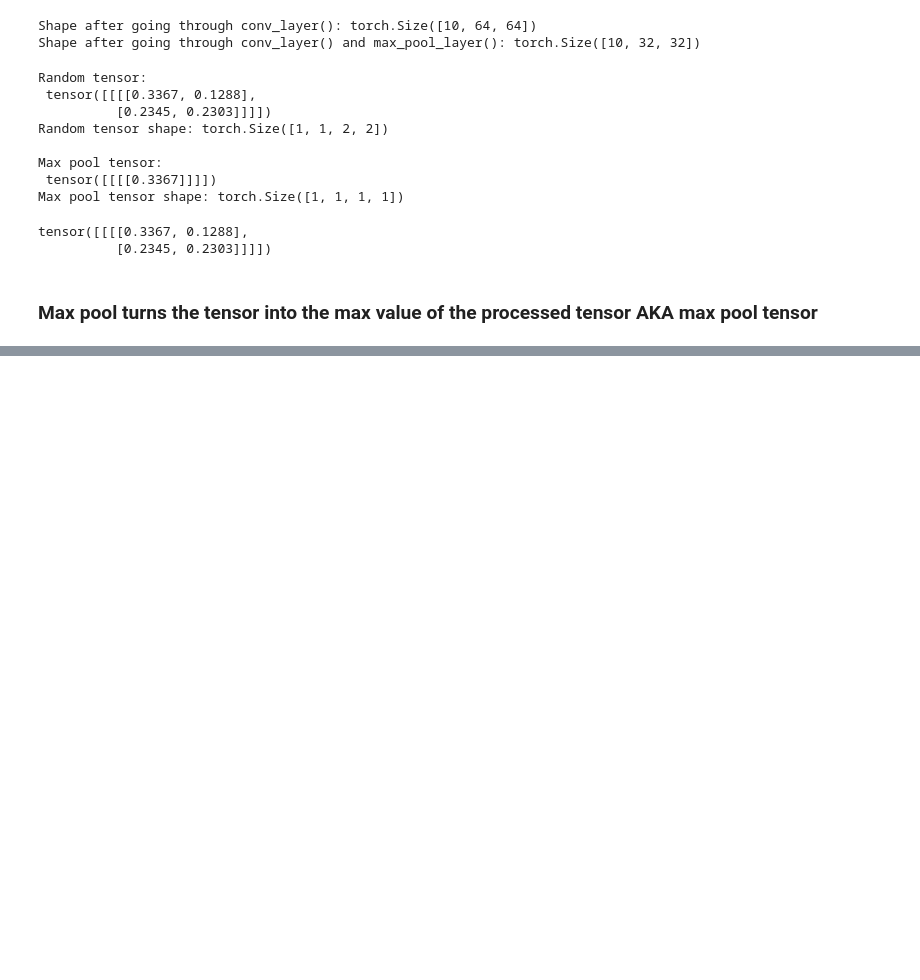
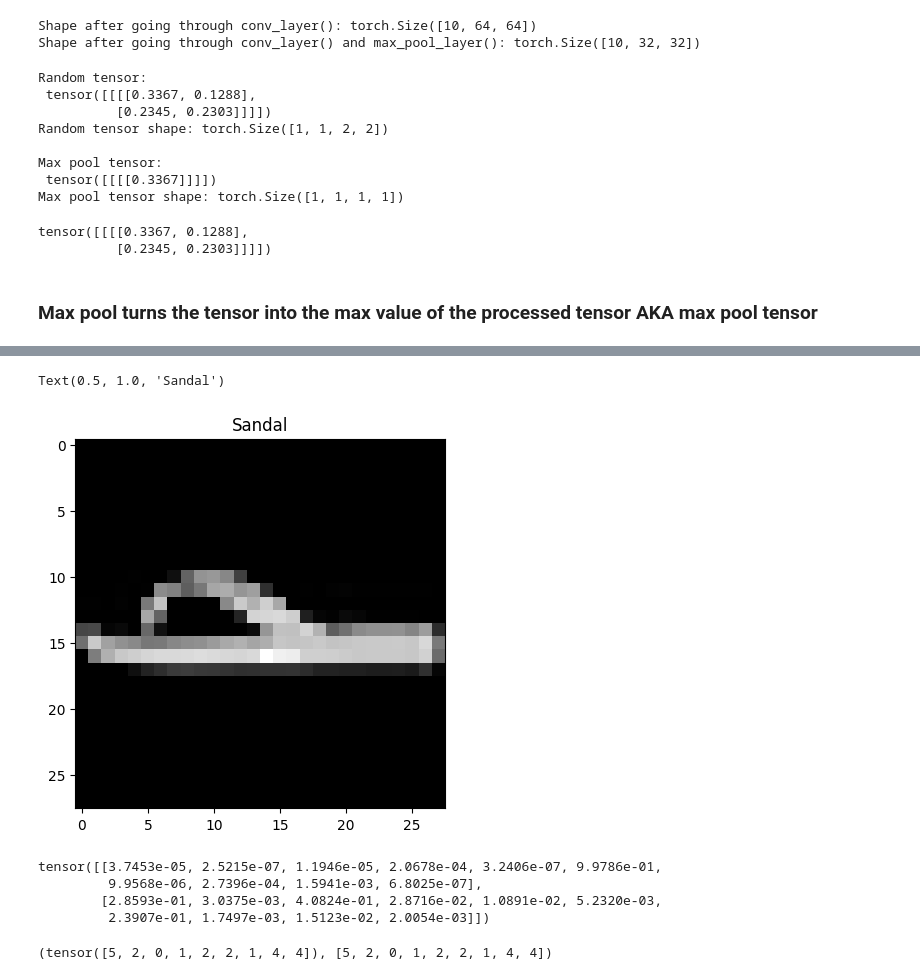
Before and after one commit to FusRaDa/PyTorch-Guide, a Jupyter notebook: 03.ipynb, the cells around one changed output, grey strips where cells are left out. Cells and saved outputs as stored; diff of their text form; code cells hidden in the pictures; blank space fills up the shorter version.

```diff
--- a/03.ipynb
+++ b/03.ipynb
@@ -856,0 +983,23 @@ tensor([[[[0.3367, 0.1288],
+# %%
+plt.imshow(test_samples[0].squeeze(), cmap="gray")
+plt.title(class_names[test_labels[0]])
+# %% [output]
+Text(0.5, 1.0, 'Sandal')
+[figure, added]
+# %%
+# Make predictions
+pred_probs = make_predictions(model=model_2, data=test_samples)
+
+# View first two prediction probabilities
+pred_probs[:2]
+# %% [output]
+tensor([[3.7453e-05, 2.5215e-07, 1.1946e-05, 2.0678e-04, 3.2406e-07, 9.9786e-01,
+         9.9568e-06, 2.7396e-04, 1.5941e-03, 6.8025e-07],
+        [2.8593e-01, 3.0375e-03, 4.0824e-01, 2.8716e-02, 1.0891e-02, 5.2320e-03,
+         2.3907e-01, 1.7497e-03, 1.5123e-02, 2.0054e-03]])
+# %%
+# Convert prediction probabilites to labels
+pred_classes = pred_probs.argmax(dim=1)
+pred_classes, test_labels # Same as test labels!
+# %% [output]
+(tensor([5, 2, 0, 1, 2, 2, 1, 4, 4]), [5, 2, 0, 1, 2, 2, 1, 4, 4])
```
Also changed, not shown: parts of 26 cells of this notebook.
